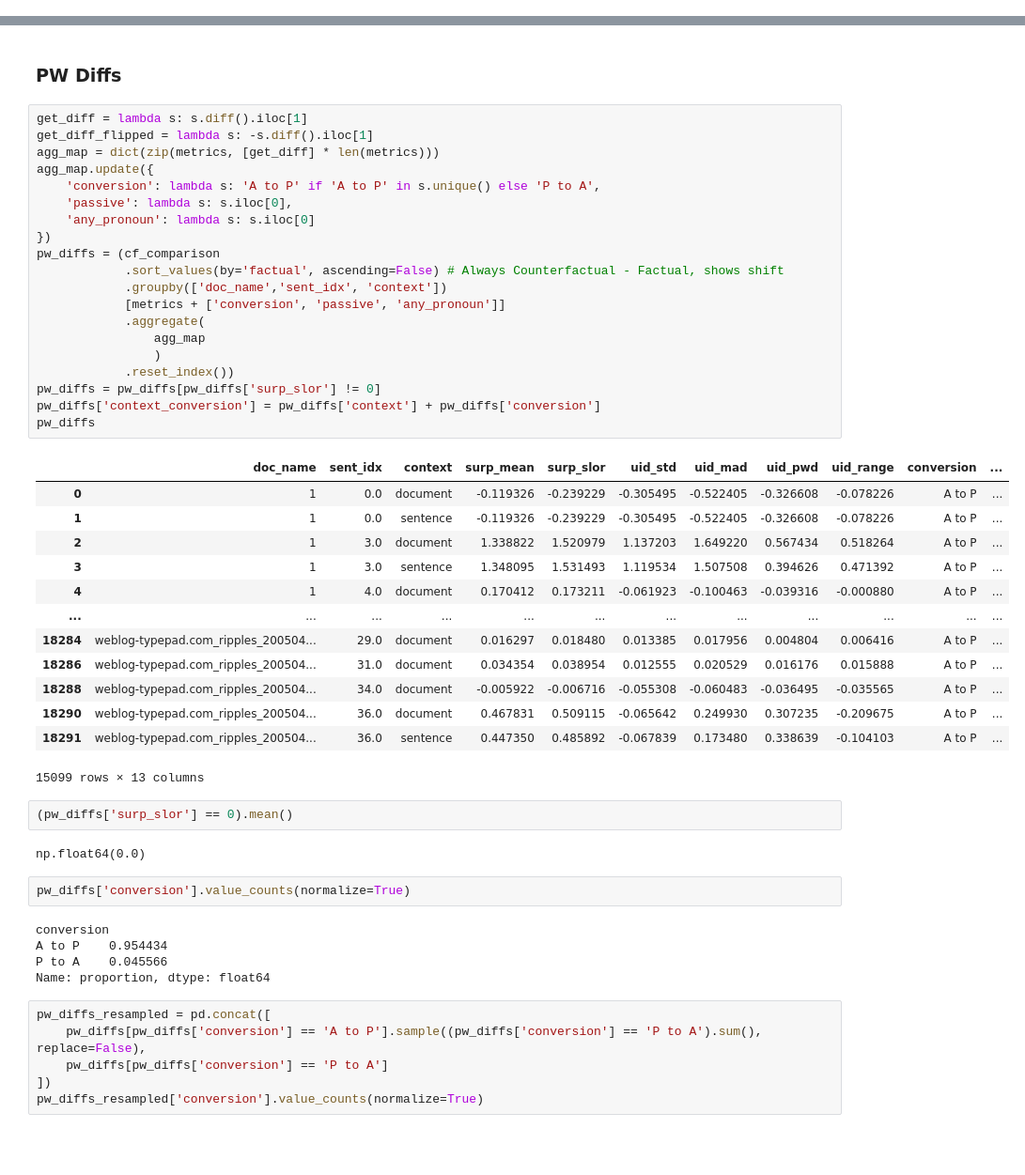
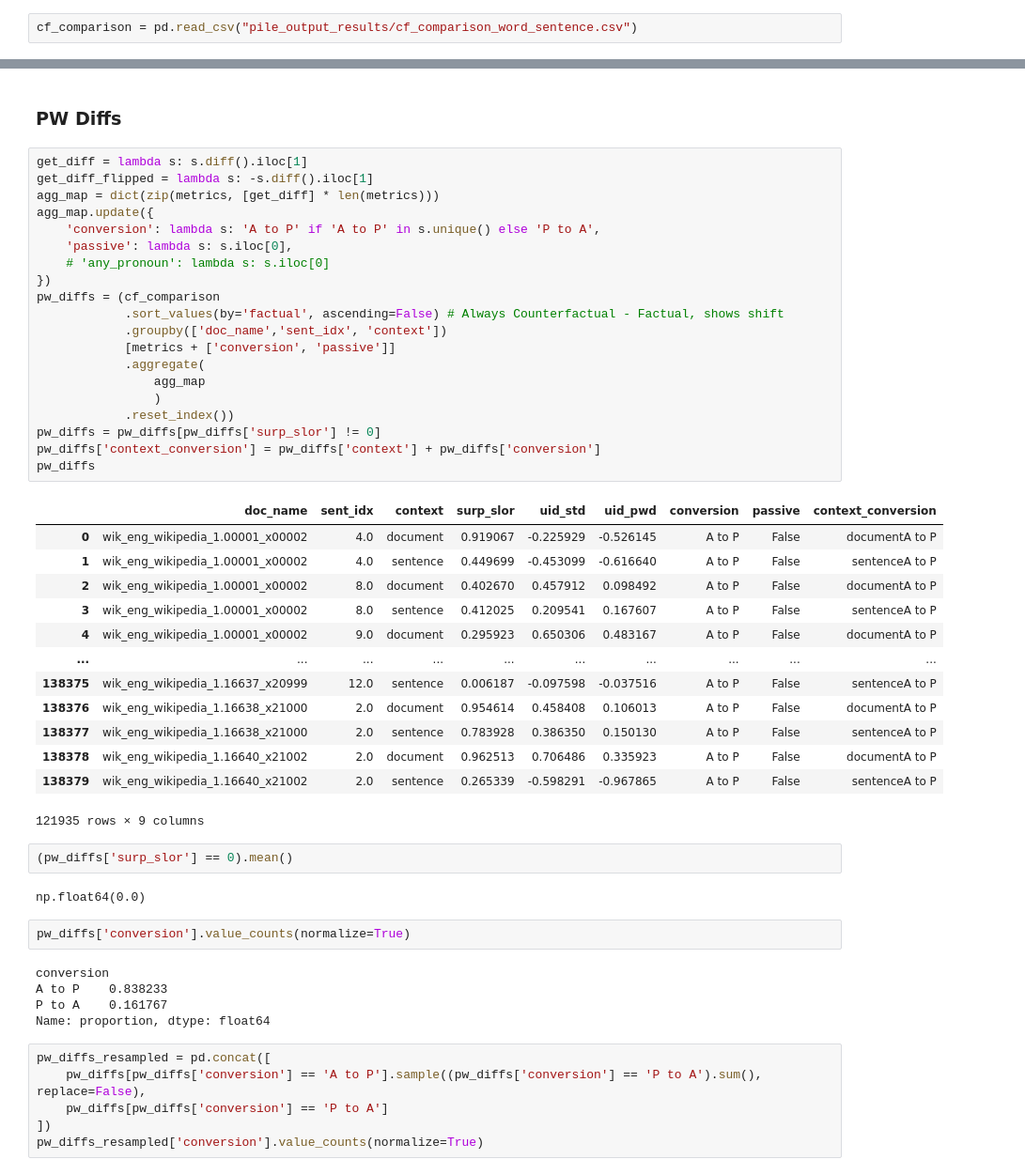
Before and after one commit to NolanChai/active-passive-alternations, a Jupyter notebook: UID_analysis.ipynb, the cells around one changed output, grey strips where cells are left out. Shown at 94% size. Drawn from its saved outputs; the diff is of its cells as text; blank space fills up the shorter version.

```diff
--- a/UID_analysis.ipynb
+++ b/UID_analysis.ipynb
@@ -269,6 +270,8 @@ Name: proportion, dtype: float64
 # %%
 standard_scaler = StandardScaler()
 cf_comparison[metrics] = standard_scaler.fit_transform(cf_comparison[metrics])
+# %%
+cf_comparison = pd.read_csv("pile_output_results/cf_comparison_word_sentence.csv")
 # %% [markdown]
 ### Counterfactual vs. Factual
 # %%
@@ -336,37 +339,37 @@ fig.savefig("temp")
 # %%
 get_diff = lambda s: s.diff().iloc[1]
 get_diff_flipped = lambda s: -s.diff().iloc[1]
 agg_map = dict(zip(metrics, [get_diff] * len(metrics)))
 agg_map.update({
     'conversion': lambda s: 'A to P' if 'A to P' in s.unique() else 'P to A',
     'passive': lambda s: s.iloc[0],
-    'any_pronoun': lambda s: s.iloc[0]
+    # 'any_pronoun': lambda s: s.iloc[0]
 })
 pw_diffs = (cf_comparison
             .sort_values(by='factual', ascending=False) # Always Counterfactual - Factual, shows shift
             .groupby(['doc_name','sent_idx', 'context'])
-            [metrics + ['conversion', 'passive', 'any_pronoun']]
+            [metrics + ['conversion', 'passive']]
             .aggregate(
                 agg_map
                 )
             .reset_index())
 pw_diffs = pw_diffs[pw_diffs['surp_slor'] != 0]
 pw_diffs['context_conversion'] = pw_diffs['context'] + pw_diffs['conversion']
 pw_diffs
 # %% [output]
-|  | doc_name | sent_idx | context | surp_mean | surp_slor | uid_std | uid_mad | uid_pwd | uid_range | conversion | ... |
-| 0 | 1 | 0.0 | document | -0.119326 | -0.239229 | -0.305495 | -0.522405 | -0.326608 | -0.078226 | A to P | ... |
-| 1 | 1 | 0.0 | sentence | -0.119326 | -0.239229 | -0.305495 | -0.522405 | -0.326608 | -0.078226 | A to P | ... |
-| 2 | 1 | 3.0 | document | 1.338822 | 1.520979 | 1.137203 | 1.649220 | 0.567434 | 0.518264 | A to P | ... |
-| 3 | 1 | 3.0 | sentence | 1.348095 | 1.531493 | 1.119534 | 1.507508 | 0.394626 | 0.471392 | A to P | ... |
-| 4 | 1 | 4.0 | document | 0.170412 | 0.173211 | -0.061923 | -0.100463 | -0.039316 | -0.000880 | A to P | ... |
-| ... | ... | ... | ... | ... | ... | ... | ... | ... | ... | ... | ... |
-| 18284 | weblog-typepad.com_ripples_200504... | 29.0 | document | 0.016297 | 0.018480 | 0.013385 | 0.017956 | 0.004804 | 0.006416 | A to P | ... |
-| 18286 | weblog-typepad.com_ripples_200504... | 31.0 | document | 0.034354 | 0.038954 | 0.012555 | 0.020529 | 0.016176 | 0.015888 | A to P | ... |
-| 18288 | weblog-typepad.com_ripples_200504... | 34.0 | document | -0.005922 | -0.006716 | -0.055308 | -0.060483 | -0.036495 | -0.035565 | A to P | ... |
-| 18290 | weblog-typepad.com_ripples_200504... | 36.0 | document | 0.467831 | 0.509115 | -0.065642 | 0.249930 | 0.307235 | -0.209675 | A to P | ... |
-| 18291 | weblog-typepad.com_ripples_200504... | 36.0 | sentence | 0.447350 | 0.485892 | -0.067839 | 0.173480 | 0.338639 | -0.104103 | A to P | ... |
+|  | doc_name | sent_idx | context | surp_slor | uid_std | uid_pwd | conversion | passive | context_conversion |
+| 0 | wik_eng_wikipedia_1.00001_x00002 | 4.0 | document | 0.919067 | -0.225929 | -0.526145 | A to P | False | documentA to P |
+| 1 | wik_eng_wikipedia_1.00001_x00002 | 4.0 | sentence | 0.449699 | -0.453099 | -0.616640 | A to P | False | sentenceA to P |
+| 2 | wik_eng_wikipedia_1.00001_x00002 | 8.0 | document | 0.402670 | 0.457912 | 0.098492 | A to P | False | documentA to P |
+| 3 | wik_eng_wikipedia_1.00001_x00002 | 8.0 | sentence | 0.412025 | 0.209541 | 0.167607 | A to P | False | sentenceA to P |
+| 4 | wik_eng_wikipedia_1.00001_x00002 | 9.0 | document | 0.295923 | 0.650306 | 0.483167 | A to P | False | documentA to P |
+| ... | ... | ... | ... | ... | ... | ... | ... | ... | ... |
+| 138375 | wik_eng_wikipedia_1.16637_x20999 | 12.0 | sentence | 0.006187 | -0.097598 | -0.037516 | A to P | False | sentenceA to P |
+| 138376 | wik_eng_wikipedia_1.16638_x21000 | 2.0 | document | 0.954614 | 0.458408 | 0.106013 | A to P | False | documentA to P |
+| 138377 | wik_eng_wikipedia_1.16638_x21000 | 2.0 | sentence | 0.783928 | 0.386350 | 0.150130 | A to P | False | sentenceA to P |
+| 138378 | wik_eng_wikipedia_1.16640_x21002 | 2.0 | document | 0.962513 | 0.706486 | 0.335923 | A to P | False | documentA to P |
+| 138379 | wik_eng_wikipedia_1.16640_x21002 | 2.0 | sentence | 0.265339 | -0.598291 | -0.967865 | A to P | False | sentenceA to P |
-15099 rows × 13 columns
+121935 rows × 9 columns
 # %%
 (pw_diffs['surp_slor'] == 0).mean()
 # %% [output]
@@ -375,8 +378,8 @@ np.float64(0.0)
 pw_diffs['conversion'].value_counts(normalize=True)
 # %% [output]
 conversion
-A to P    0.954434
-P to A    0.045566
+A to P    0.838233
+P to A    0.161767
 Name: proportion, dtype: float64
 # %%
 pw_diffs_resampled = pd.concat([
```
Also changed, not shown: parts of 29 cells of this notebook, 2 other files.
